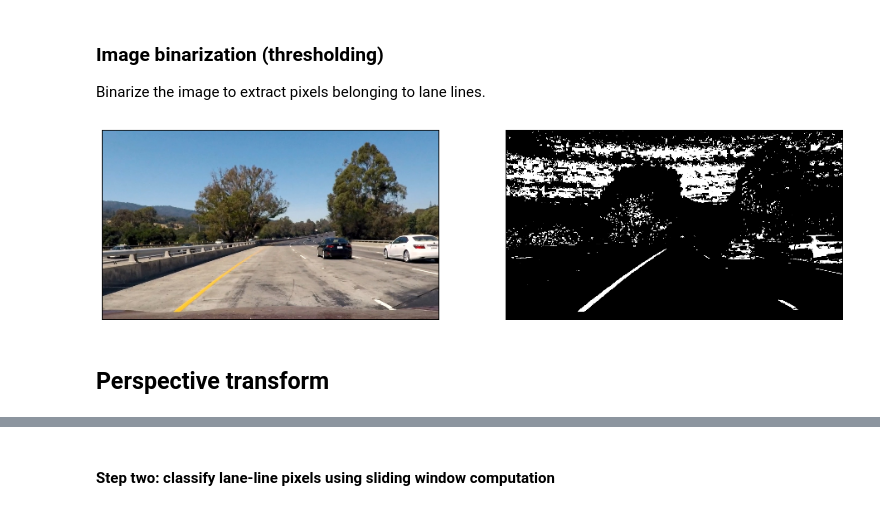
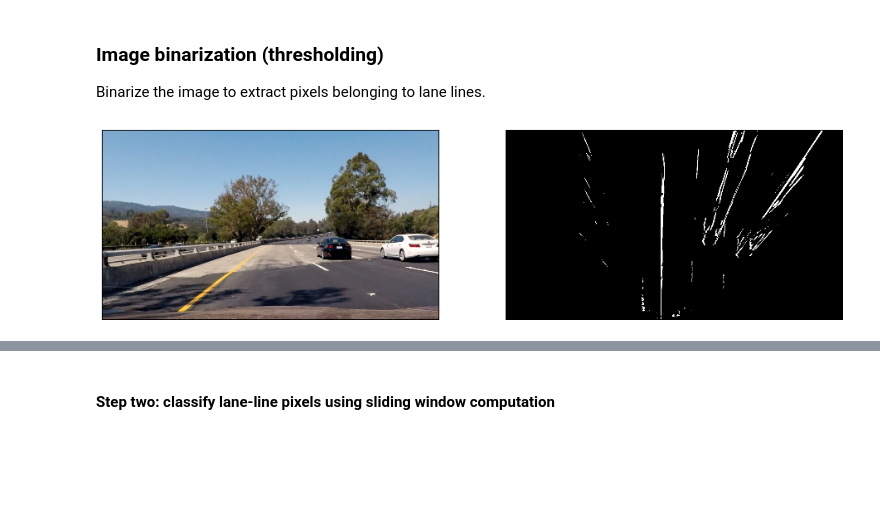
Before and after one commit to Goldob/CarND-Advanced-Lane-Lines, a Jupyter notebook: solution.ipynb, the cells around one changed output, grey strips where cells are left out. Saved outputs shown, nothing was run; the diff lists cells and outputs as text; code cells hidden in the pictures; blank space fills up the shorter version.

```diff
--- a/solution.ipynb
+++ b/solution.ipynb
@@ -73,19 +117,31 @@ Binarize the image to extract pixels belonging to lane lines.
 # %%
 def binarize(img):
     hls = cv2.cvtColor(img, cv2.COLOR_RGB2HLS)
     stn = hls[:, :, 2]
 
+    # Saturation mask
     stn_mask = np.zeros_like(stn)
     stn_mask[stn >= 128] = 1
 
-    return np.uint8(stn_mask * 255)
+    gray = cv2.cvtColor(warped, cv2.COLOR_RGB2GRAY)
 
-image = cv2.imread('test_images/test1.jpg')
+    grad_x = cv2.Sobel(gray, cv2.CV_64F, 1, 0, ksize=21)
+    grad_x = np.abs(grad_x)
+    grad_x = grad_x / np.max(grad_x)
+
+    # Gradient mask
+    grad_mask = np.uint8(grad_x > 0.025)
+    kernel = np.ones((1, 5), np.uint8)
+    grad_mask = cv2.dilate(grad_mask, kernel)
+
+    # Combine masks & return
+    return np.uint8((stn_mask & grad_mask) * 255)
+
+image = cv2.imread('test_images/test4.jpg')
 image = cv2.cvtColor(image, cv2.COLOR_BGR2RGB)
 undistorted = undistort(image)
+warped = warp(undistorted)
 
-side_by_side(undistorted, binarize(undistorted))
+side_by_side(undistorted, binarize(warped))
 # %% [output]
-[figure, old version]
+[figure, new version]
-# %% [markdown]
-## Perspective transform
```
Also changed, not shown: parts of 13 cells of this notebook.
